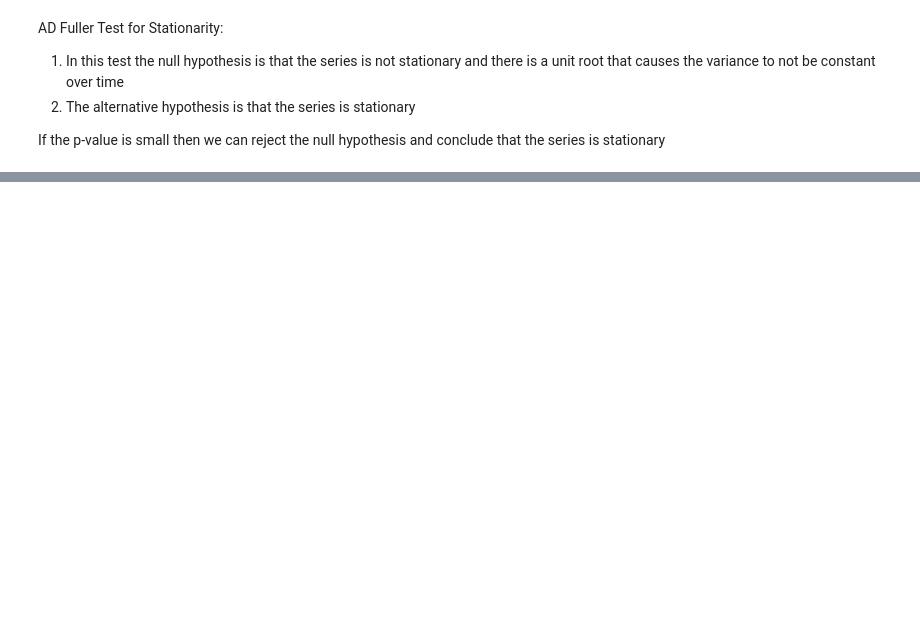
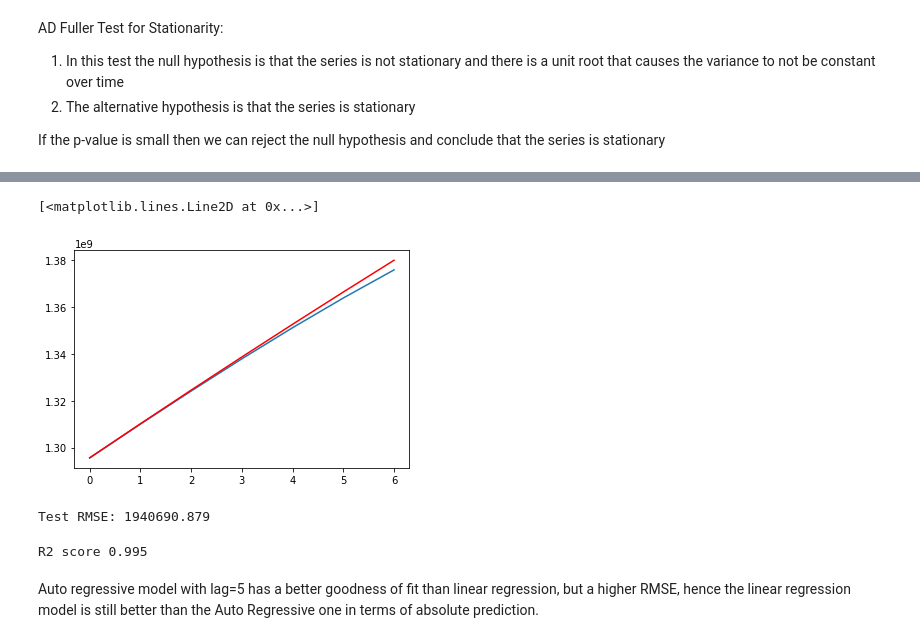
Before and after one commit to anusreeb/Experiments, a Jupyter notebook: population_time_series/population_of_india_time_series.ipynb, the cells around one changed output, grey strips where cells are left out. Cells and saved outputs as stored; diff of their text form; code cells hidden in the pictures; blank space fills up the shorter version.

```diff
--- a/population_time_series/population_of_india_time_series.ipynb
+++ b/population_time_series/population_of_india_time_series.ipynb
@@ -67,0 +235,7 @@ result = sm.OLS(y, x).fit()
+# %%
+x = it['population']
+size = int(len(x) * 0.9)
+train,test = x[0:size], x[size:len(x)]
+train = train.to_numpy(dtype='float')
+train = [i for i in train]
+test = test.to_numpy(dtype='float')
@@ -67,0 +248,3 @@ result = sm.OLS(y, x).fit()
+# %%
+model = ar_model = AutoReg(train, lags=5).fit()
+pred = ar_model.predict(start=len(train), end=len(x)-1, dynamic=False)
@@ -67,0 +276,19 @@ result = sm.OLS(y, x).fit()
+# %%
+pyplot.plot(pred)
+pyplot.plot(test, color='red')
+# %% [output]
+[<matplotlib.lines.Line2D at 0x...>]
+[figure, added]
+# %%
+rm_ar = sqrt(mean_squared_error(test, pred))
+print('Test RMSE: %.3f' % rm_ar)
+# %% [output]
+Test RMSE: 1940690.879
+# %%
+#calculating goodness of fit
+ar_r2 = r2_score(test, pred)
+print('R2 score %.3f'%ar_r2)
+# %% [output]
+R2 score 0.995
+# %% [markdown]
+Auto regressive model with lag=5 has a better goodness of fit than linear regression, but a higher RMSE, hence the linear regression model is still better than the Auto Regressive one in terms of absolute prediction.
```
Also changed, not shown: parts of 21 cells of this notebook.
